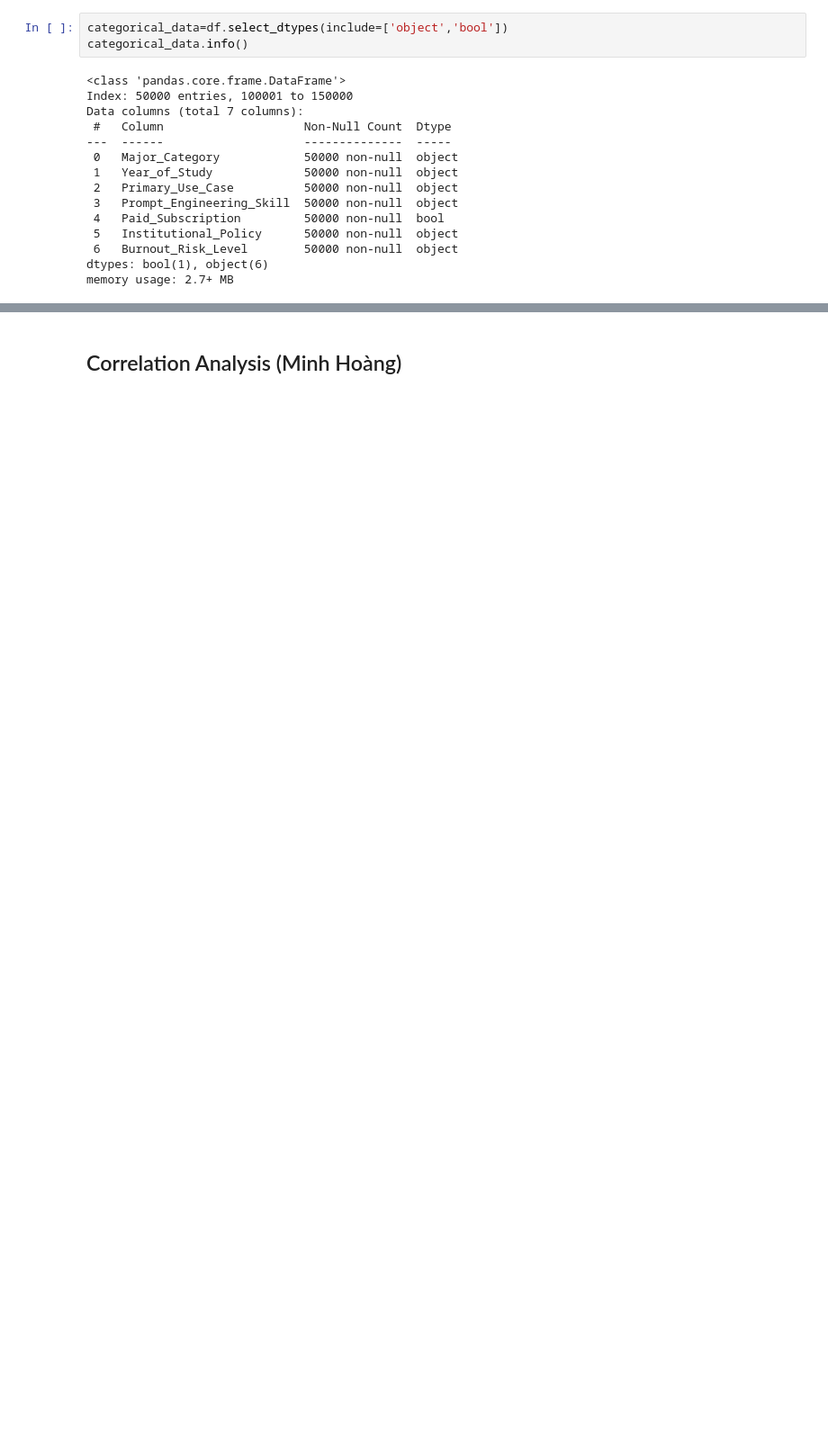
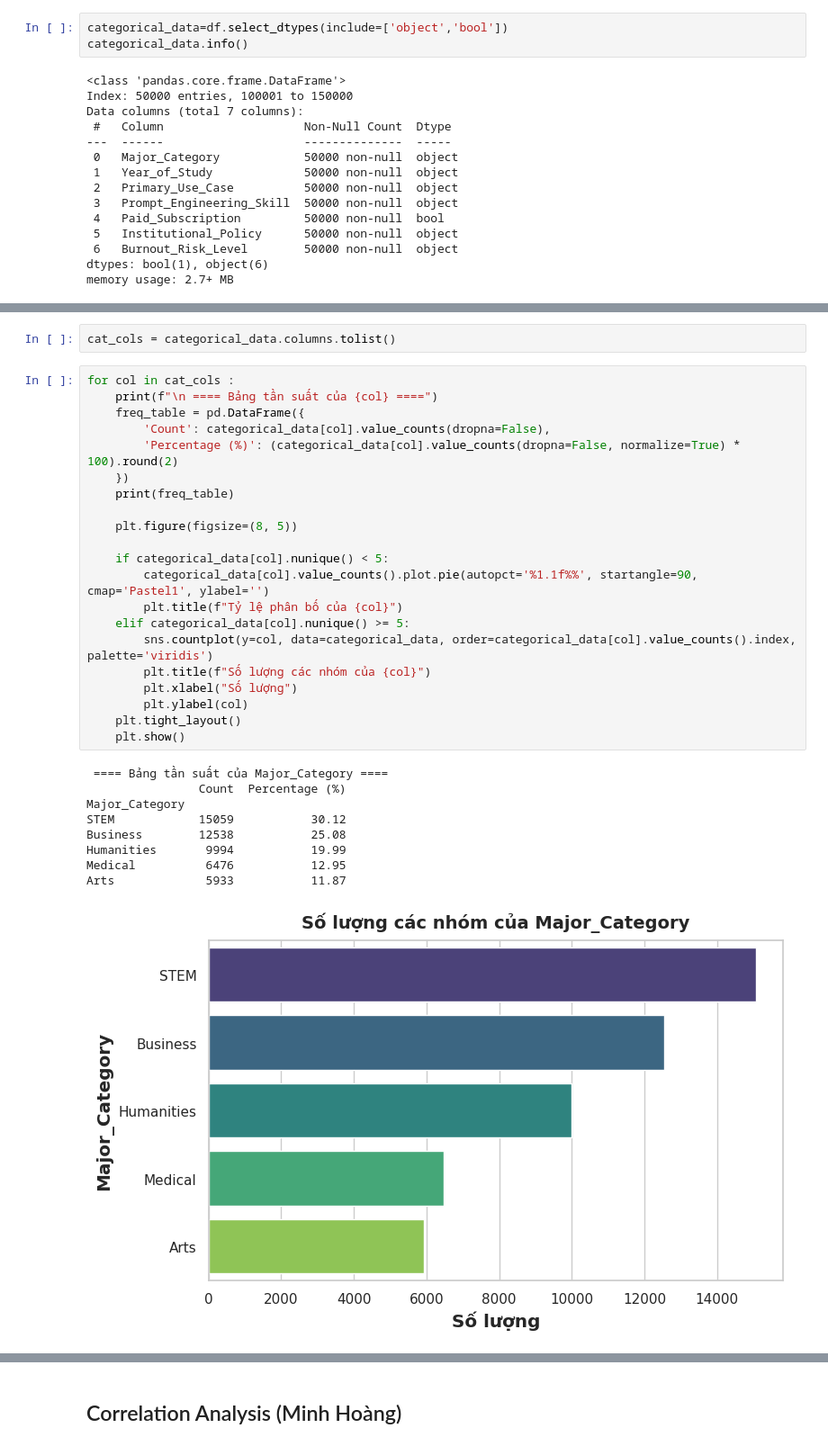
Before and after one commit to MEdan-US/Mini-Project, a Jupyter notebook: mini_project.ipynb, the cells around one changed output, grey strips where cells are left out. Shown at 90% size. Drawn from its saved outputs; the diff is of its cells as text; blank space fills up the shorter version.

```diff
--- a/mini_project.ipynb
+++ b/mini_project.ipynb
@@ -132,0 +174,33 @@ memory usage: 2.7+ MB
+# %%
+cat_cols = categorical_data.columns.tolist()
+# %%
+for col in cat_cols :
+    print(f"\n ==== Bảng tần suất của {col} ====")
+    freq_table = pd.DataFrame({
+        'Count': categorical_data[col].value_counts(dropna=False),
+        'Percentage (%)': (categorical_data[col].value_counts(dropna=False, normalize=True) * 100).round(2)
+    })
+    print(freq_table)
+
+    plt.figure(figsize=(8, 5))
+
+    if categorical_data[col].nunique() < 5:
+        categorical_data[col].value_counts().plot.pie(autopct='%1.1f%%', startangle=90, cmap='Pastel1', ylabel='')
+        plt.title(f"Tỷ lệ phân bố của {col}")
+    elif categorical_data[col].nunique() >= 5:
+        sns.countplot(y=col, data=categorical_data, order=categorical_data[col].value_counts().index, palette='viridis')
+        plt.title(f"Số lượng các nhóm của {col}")
+        plt.xlabel("Số lượng")
+        plt.ylabel(col)
+    plt.tight_layout()
+    plt.show()
+# %% [output]
+ ==== Bảng tần suất của Major_Category ====
+                Count  Percentage (%)
+Major_Category
+STEM            15059           30.12
+Business        12538           25.08
+Humanities       9994           19.99
+Medical          6476           12.95
+Arts             5933           11.87
+[figure, added]
```
Also changed, not shown: parts of 16 cells of this notebook.
